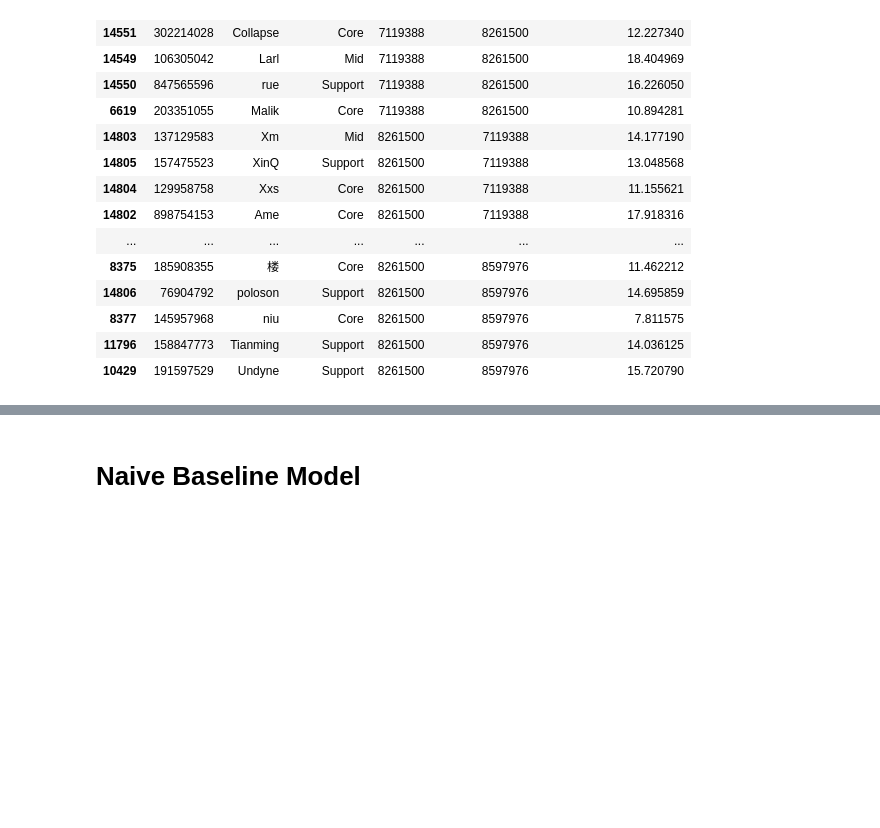
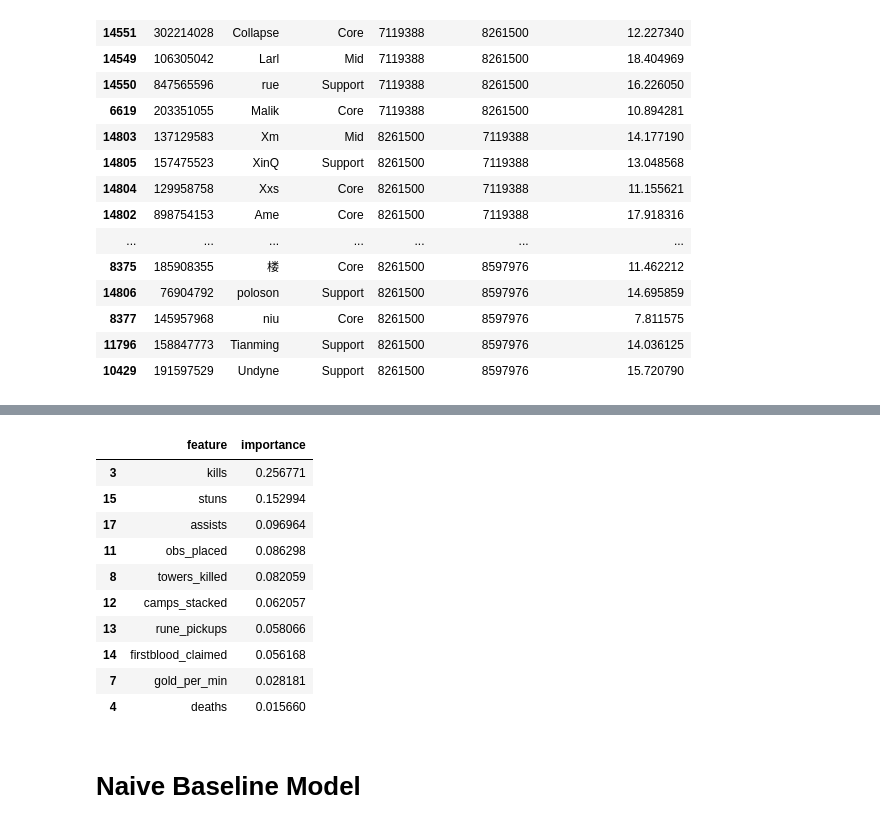
Before and after one commit to Burny101/dota-fantasy, a Jupyter notebook: model_prep.ipynb, the cells around one changed output, grey strips where cells are left out. Saved outputs shown, nothing was run; the diff lists cells and outputs as text; code cells hidden in the pictures; blank space fills up the shorter version.

```diff
--- a/model_prep.ipynb
+++ b/model_prep.ipynb
@@ -433,3 +452,21 @@ rf_feature_importances
+# %%
+rf_fe_feature_importances = pd.DataFrame({
+    'feature': X_fe.columns,
+    'importance': rf_fe_model.feature_importances_
+}).sort_values(by='importance', ascending=False)
+rf_fe_feature_importances.head(10)
+# %% [output]
+|  | feature | importance |
+| 3 | kills | 0.256771 |
+| 15 | stuns | 0.152994 |
+| 17 | assists | 0.096964 |
+| 11 | obs_placed | 0.086298 |
+| 8 | towers_killed | 0.082059 |
+| 12 | camps_stacked | 0.062057 |
+| 13 | rune_pickups | 0.058066 |
+| 14 | firstblood_claimed | 0.056168 |
+| 7 | gold_per_min | 0.028181 |
+| 4 | deaths | 0.015660 |
 # %% [markdown]
 # Naive Baseline Model
 # %%
```
Also changed, not shown: parts of 2 cells of this notebook.
